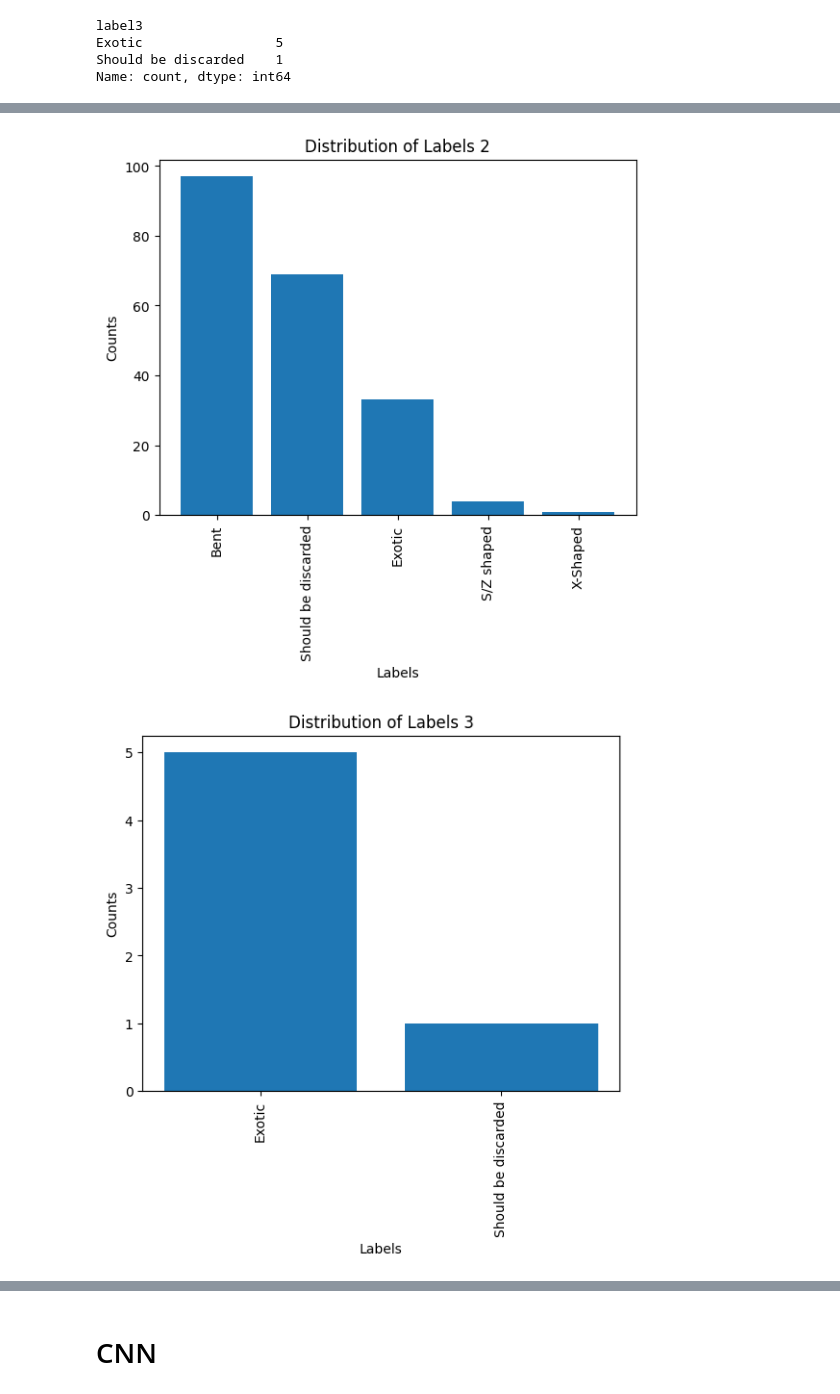
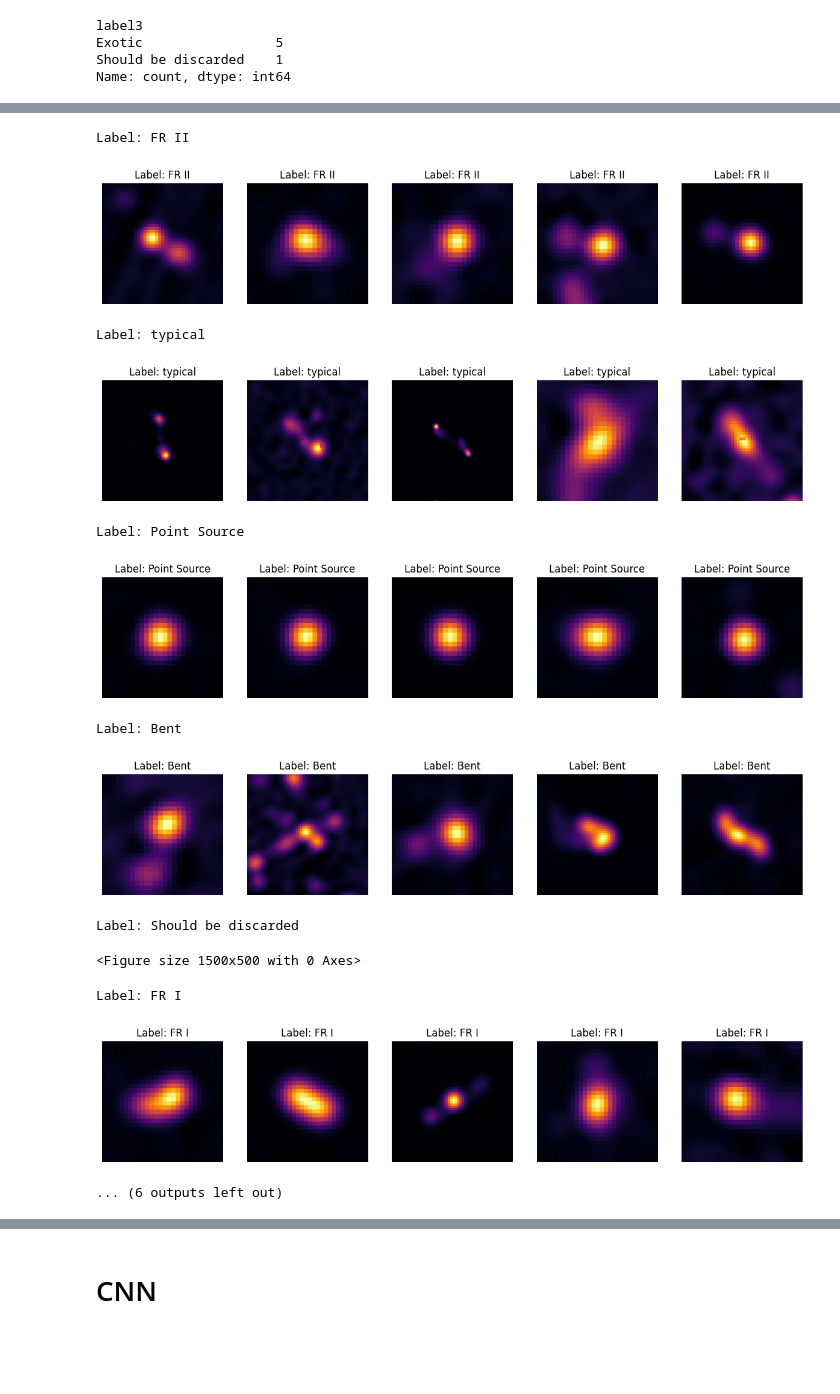
Before and after one commit to Khotso-Bore/automatic-labeling, a Jupyter notebook: main.ipynb, the cells around one changed output, grey strips where cells are left out. Cells and saved outputs as stored; diff of their text form; code cells hidden in the pictures; blank space fills up the shorter version.

```diff
--- a/main.ipynb
+++ b/main.ipynb
@@ -175,12 +230,13 @@ Name: count, dtype: int64
 #plot a bar chart of the label1 value counts
 import matplotlib.pyplot as plt
 
-label_counts = labels_df['label1'].value_counts()
-plt.bar(label_counts.index, label_counts.values)
-plt.xticks(rotation=90)
-plt.xlabel('Labels')
-plt.ylabel('Counts')
-plt.title('Distribution of Labels 1')
-plt.show()
+for i in range(len(['label1','label2','label3'])):
+    label_counts = labels_df[f'label{i+1}'].value_counts()
+    plt.bar(label_counts.index, label_counts.values)
+    plt.xticks(rotation=90)
+    plt.xlabel('Labels')
+    plt.ylabel('Counts')
+    plt.title(f'Distribution of Labels {i+1}')
+    plt.show()
 # %% [output]
 [figure]
@@ -187,29 +245,35 @@ plt.show()
-# %%
-#plot a bar chart of the label1 value counts
-import matplotlib.pyplot as plt
-
-label_counts = labels_df['label2'].value_counts()
-plt.bar(label_counts.index, label_counts.values)
-plt.xticks(rotation=90)
-plt.xlabel('Labels')
-plt.ylabel('Counts')
-plt.title('Distribution of Labels 2')
-plt.show()
-# %% [output]
-[figure, removed]
-# %%
-#plot a bar chart of the label1 value counts
-import matplotlib.pyplot as plt
-
-label_counts = labels_df['label3'].value_counts()
-plt.bar(label_counts.index, label_counts.values)
-plt.xticks(rotation=90)
-plt.xlabel('Labels')
-plt.ylabel('Counts')
-plt.title('Distribution of Labels 3')
-plt.show()
-# %% [output]
-[figure, removed]
+# %%
+# print 5 images from each label category in label1
+import matplotlib.image as mpimg
+unique_labels = labels_df['label1'].unique()
+for label in unique_labels:
+    label_filenames = labels_df[labels_df['label1'] == label]['filename'].dropna().tolist()
+    print(f"\nLabel: {label}")
+    # print the files in one row
+    plt.figure(figsize=(15, 5))
+    for i, filename in enumerate(label_filenames[:5]):
+        img = mpimg.imread(filename)
+        plt.subplot(1, 5, i+1)
+        plt.imshow(img)
+        plt.axis('off')
+        plt.title(f"Label: {label}")
+
+
+    plt.show()
+# %% [output]
+Label: FR II
+[figure, added]
+Label: typical
+[figure, added]
+Label: Point Source
+[figure, added]
+Label: Bent
+[figure, added]
+Label: Should be discarded
+<Figure size 1500x500 with 0 Axes>
+Label: FR I
+[figure, added]
+... (6 outputs left out)
 # %%
 import torch
 import torch.nn as nn
```
Also changed, not shown: parts of 19 cells of this notebook, 1 other file.
